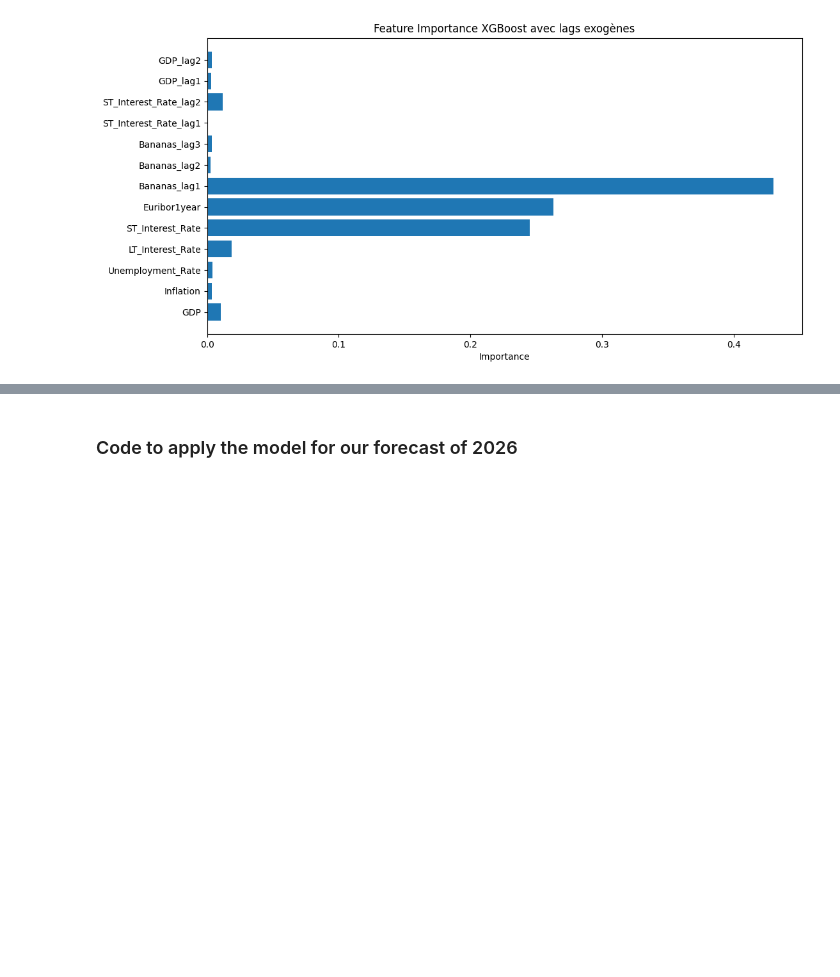
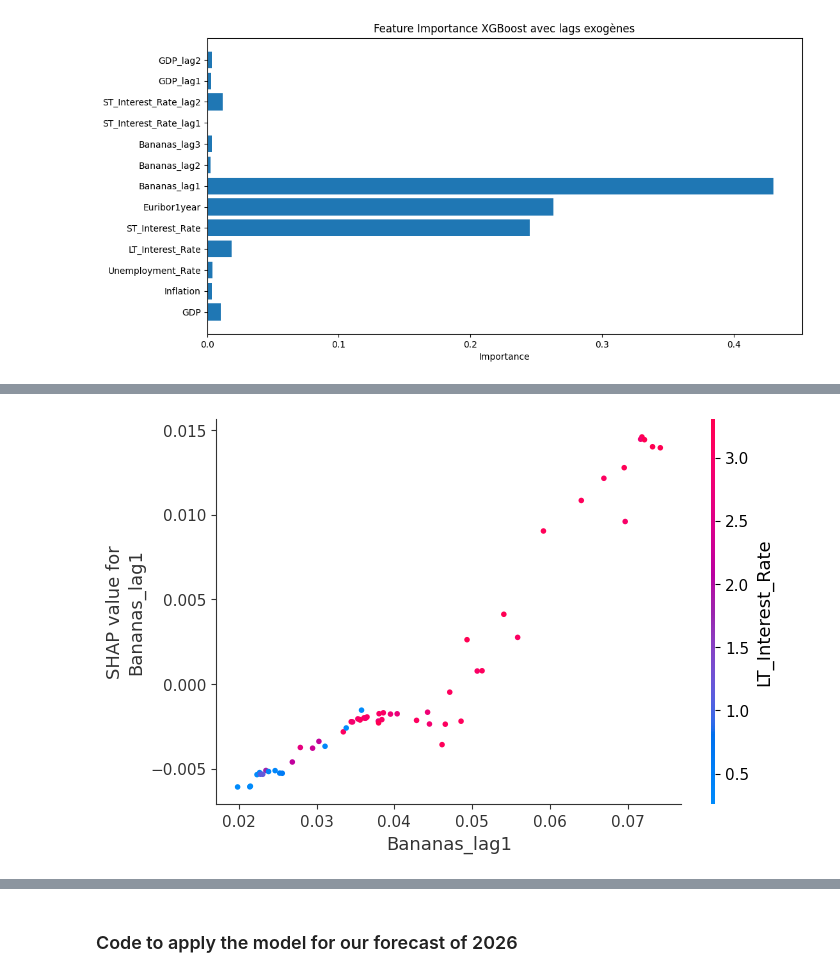
Before and after one commit to Ke0li/Cofidis, a Jupyter notebook: version_CG_v2/model_xgb_version_CG_v2.ipynb, the cells around one changed output, grey strips where cells are left out. Cells and saved outputs as stored; diff of their text form; code cells hidden in the pictures; blank space fills up the shorter version.

```diff
--- a/version_CG_v2/model_xgb_version_CG_v2.ipynb
+++ b/version_CG_v2/model_xgb_version_CG_v2.ipynb
@@ -371,0 +492,8 @@ RMSE moyen sur tous les folds: 0.00413
+# %%
+shap.dependence_plot(
+    "Bananas_lag1",
+    shap_values,   # ❗ PAS .values
+    X_all
+)
+# %% [output]
+[figure, added]
```
Also changed, not shown: parts of 15 cells of this notebook, 3 other files.
